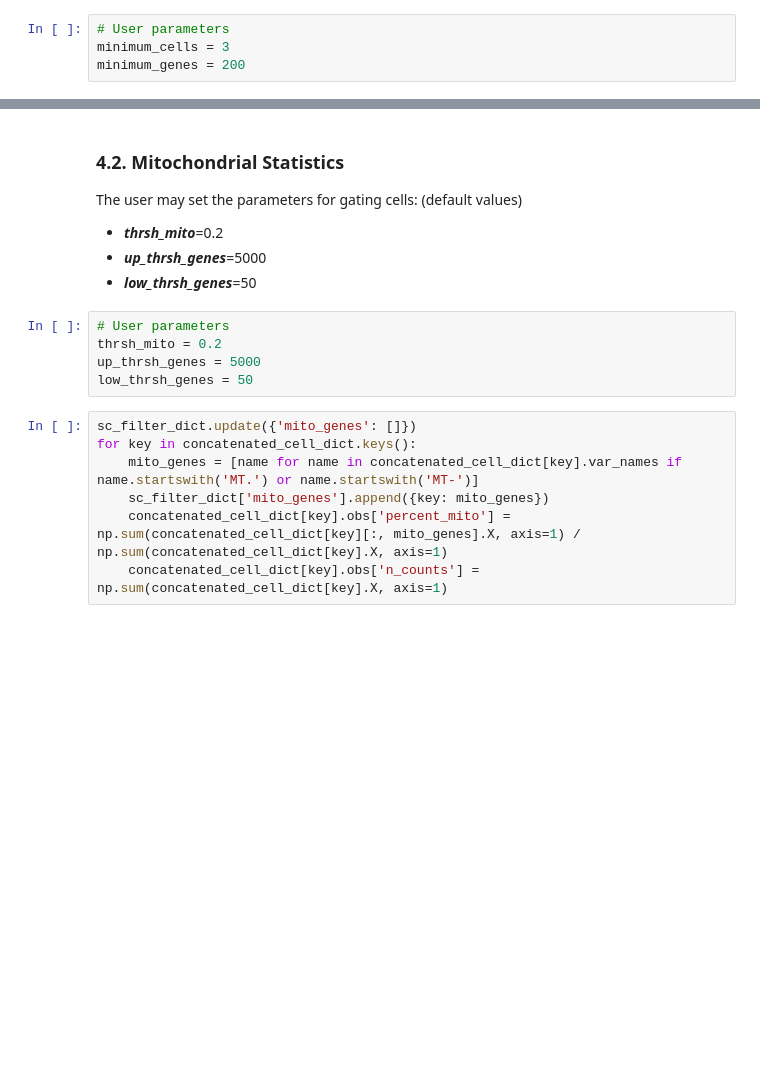
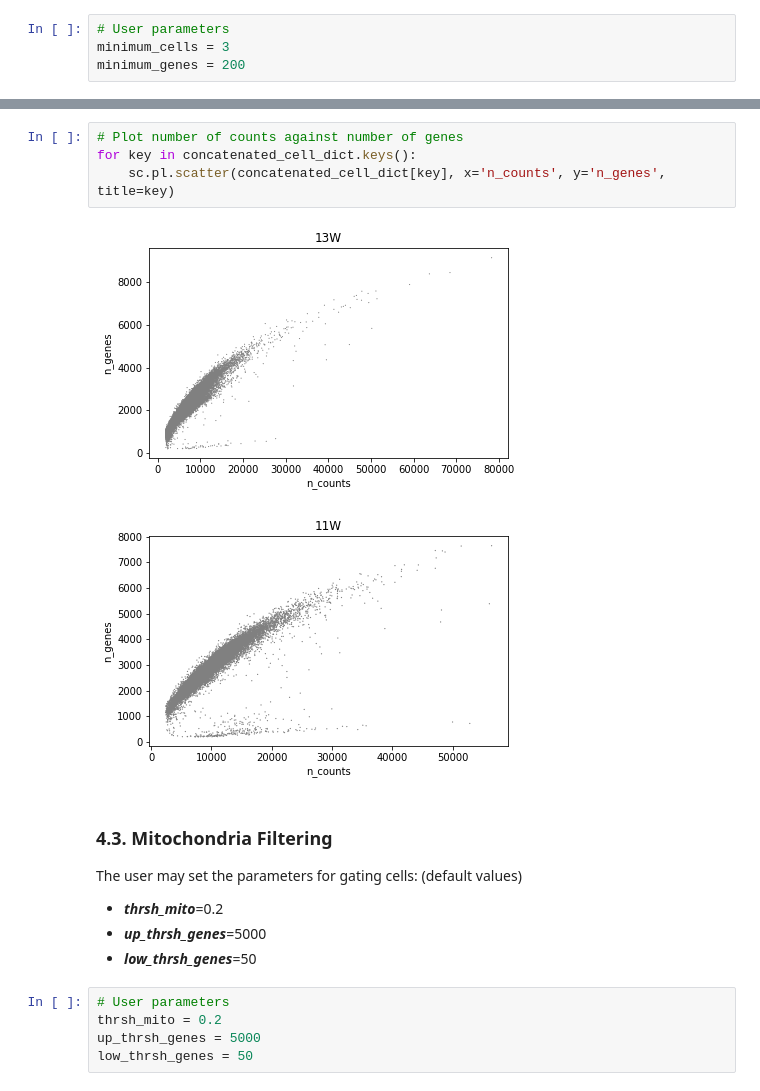
Before and after one commit to henrygong/trajectories, a Jupyter notebook: cardiomyocyte_classification/scanpy_HoC.ipynb, the cells around one changed output, grey strips where cells are left out. Saved outputs shown, nothing was run; the diff lists cells and outputs as text; blank space fills up the shorter version.

```diff
--- a/cardiomyocyte_classification/scanpy_HoC.ipynb
+++ b/cardiomyocyte_classification/scanpy_HoC.ipynb
@@ -134,5 +143,12 @@ sc_filter_dict['filtered_genes']
+# %%
+# Plot number of counts against number of genes
+for key in concatenated_cell_dict.keys():
+    sc.pl.scatter(concatenated_cell_dict[key], x='n_counts', y='n_genes', title=key)
+# %% [output]
+[figure, added]
+[figure, added]
 # %% [markdown]
-### 4.2. Mitochondrial Statistics
+### 4.3. Mitochondria Filtering
 
 The user may set the parameters for gating cells: (default values)
 
@@ -144,10 +160,3 @@ The user may set the parameters for gating cells: (default values)
 thrsh_mito = 0.2
 up_thrsh_genes = 5000
 low_thrsh_genes = 50
-# %%
-sc_filter_dict.update({'mito_genes': []})
-for key in concatenated_cell_dict.keys():
-    mito_genes = [name for name in concatenated_cell_dict[key].var_names if name.startswith('MT.') or name.startswith('MT-')]
-    sc_filter_dict['mito_genes'].append({key: mito_genes})
-    concatenated_cell_dict[key].obs['percent_mito'] = np.sum(concatenated_cell_dict[key][:, mito_genes].X, axis=1) / np.sum(concatenated_cell_dict[key].X, axis=1)
-    concatenated_cell_dict[key].obs['n_counts'] = np.sum(concatenated_cell_dict[key].X, axis=1)
```
Also changed, not shown: parts of 15 cells of this notebook.
